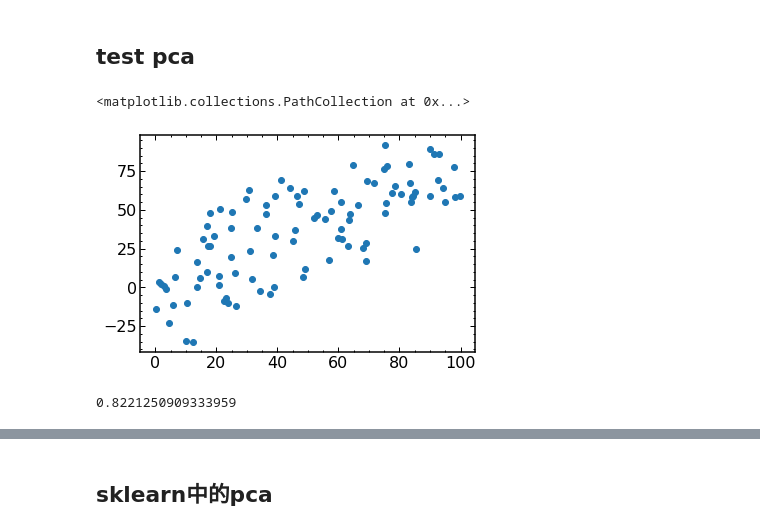
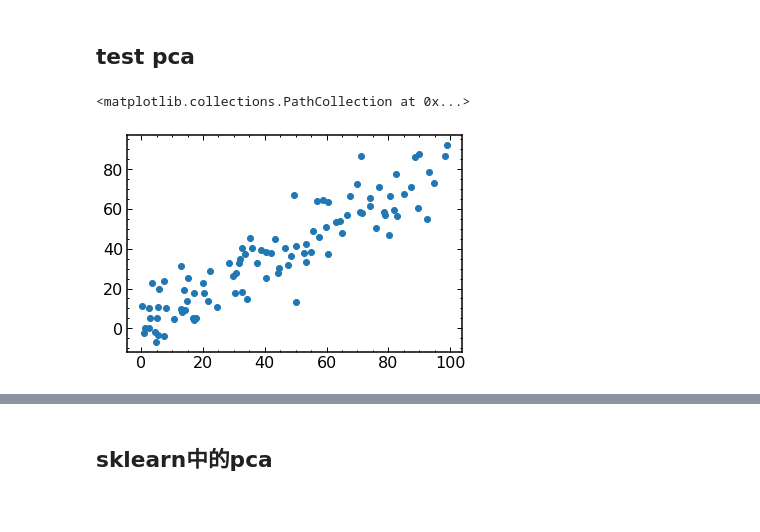
Before and after one commit to litterel/machine-learning, a Jupyter notebook: pca.ipynb, the cells around one changed output, grey strips where cells are left out. Cells and saved outputs as stored; diff of their text form; code cells hidden in the pictures.

```diff
--- a/pca.ipynb
+++ b/pca.ipynb
@@ -77,16 +81,13 @@ def my_pca(X:np.ndarray,n = X.shape[1]):
 # %%
-X = np.empty((100,2))
-X[:,0]=np.random.uniform(0,100,size=100)
-X[:,1]=0.75*X[:,0]+3+np.random.normal(0,10,size=100)*2
+m=100
+X = np.empty((m,2))
+X[:,0]=np.random.uniform(0,100,size=m)
+X[:,1]=0.75*X[:,0]+3+np.random.normal(0,10,size=m)
 
 plt.scatter(X[:,0],X[:,1])
 # %% [output]
 <matplotlib.collections.PathCollection at 0x...>
-[figure, old version]
+[figure, new version]
-# %%
-np.linalg.norm(w)
-# %% [output]
-0.8221250909333959
 # %%
 
 X = demean(X)
```
Also changed, not shown: parts of 18 cells of this notebook, 2 other files.
